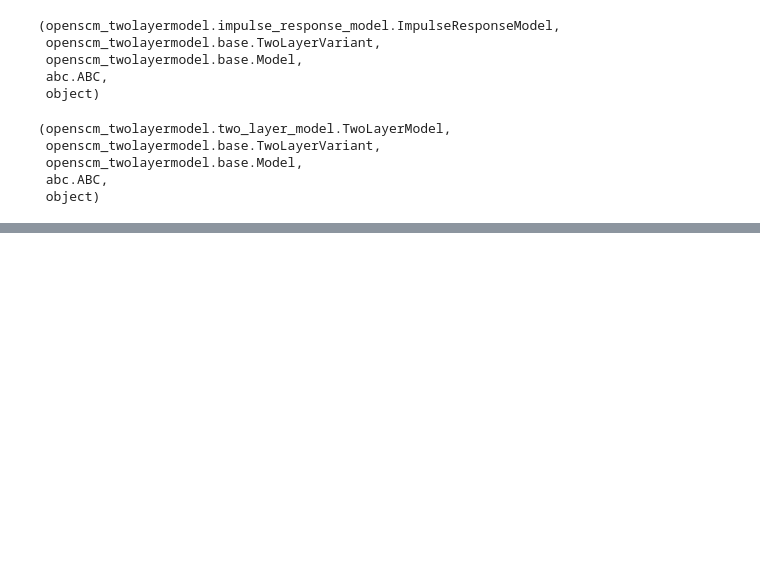
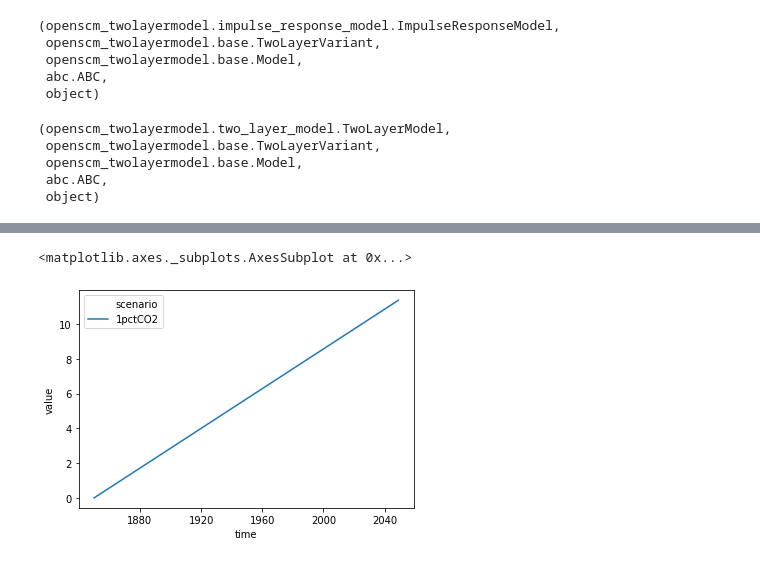
Before and after one commit to openscm/openscm-twolayermodel, a Jupyter notebook: notebooks/getting-started.ipynb, the cells around one changed output, grey strips where cells are left out. Saved outputs shown, nothing was run; the diff lists cells and outputs as text; code cells hidden in the pictures; blank space fills up the shorter version.

```diff
--- a/notebooks/getting-started.ipynb
+++ b/notebooks/getting-started.ipynb
@@ -39,0 +46,15 @@ These classes can both be used in the same way. We demonstrate the most basic us
+# %%
+run_length = 200
+
+driver = ScmRun(
+    data=np.arange(run_length) * 4 / 70,
+    index=1850 + np.arange(run_length),
+    columns={
+        "unit": "W/m^2",
+        "model": "idealised",
+        "scenario": "1pctCO2",
+        "region": "World",
+        "variable": "Effective Radiative Forcing",
+    }
+)
+driver
@@ -39,0 +69,5 @@ These classes can both be used in the same way. We demonstrate the most basic us
+# %%
+driver.lineplot()
+# %% [output]
+<matplotlib.axes._subplots.AxesSubplot at 0x...>
+[figure, added]
```
Also changed, not shown: parts of 10 cells of this notebook.
